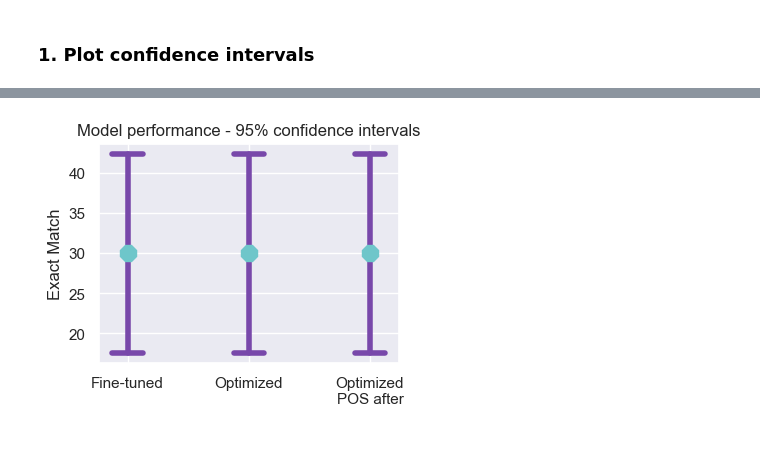
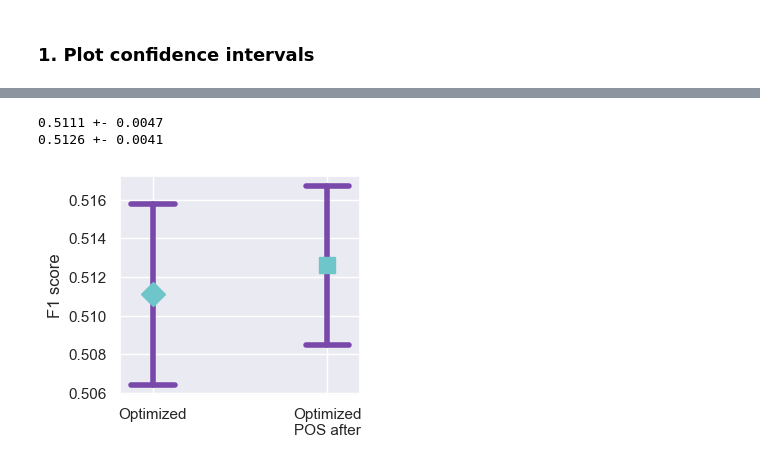
Before and after one commit to CristinaRacovita/tiny-bert-qa-enhancement, a Jupyter notebook: notebooks/data_analysis/results_analysis.ipynb, the cells around one changed output, grey strips where cells are left out. Saved outputs shown, nothing was run; the diff lists cells and outputs as text; code cells hidden in the pictures.

```diff
--- a/notebooks/data_analysis/results_analysis.ipynb
+++ b/notebooks/data_analysis/results_analysis.ipynb
@@ -13,33 +13,33 @@ matplotlib.rcParams.update({'font.size': 24})
 ### 1. Plot confidence intervals
 # %%
 def plot_confidence_interval(x, values, z=1.96, color='#7848aa', horizontal_line_width=0.25):
-    marker = ['8', 'D', 's', 'o'][0]
+    marker = ['8', 'D', 's', 'o'][x]
 
-    mean = np.array(values).mean()
-    stdev = np.array(values).std()
+    mean = np.array(values).mean() / 100
+    stdev = np.array(values).std() / 100
     confidence_interval = z * stdev / math.sqrt(len(values))
 
     left = x - horizontal_line_width / 2
     top = mean - confidence_interval
     right = x + horizontal_line_width / 2
     bottom = mean + confidence_interval
+    print(f"{round(mean, 4)} +- {round(confidence_interval, 4)}")
+
     plt.plot([x, x], [top, bottom], color=color, linewidth=4)
     plt.plot([left, right], [top, top], color=color, linewidth=4)
     plt.plot([left, right], [bottom, bottom], color=color, linewidth=4)
     plt.plot(x, mean, marker, color='#6ec6ca', markersize=12)
 # %%
-def plot_save_conf_intervals(baseline, optimized, optimized_pos_after, metric):
+def plot_save_conf_intervals(optimized, optimized_pos_after, metric):
     fig, _ = plt.subplots(1, 1)
     fig.set_size_inches(4, 3)
 
-    plot_confidence_interval(1, baseline)
-    plot_confidence_interval(2, optimized)
-    plot_confidence_interval(3, optimized_pos_after)
-    plt.xticks([1, 2, 3], ['Fine-tuned', 'Optimized', 'Optimized\nPOS after'])
-    plt.title('Model performance - 95% confidence intervals')
+    plot_confidence_interval(1, optimized)
+    plot_confidence_interval(2, optimized_pos_after)
+    plt.xticks([1, 2], ['Optimized', 'Optimized\nPOS after'])
     plt.ylabel(metric)
     plt.gcf().subplots_adjust(bottom=0.15)
-    plt.gcf().subplots_adjust(left=0.15)
+    plt.gcf().subplots_adjust(left=0.3)
 
     plt.show()
     fig.savefig(f'../../results/model_performance_{metric.lower().replace(" ", "_")}.png', dpi=300)
@@ -54,8 +46,32 @@ plot_save_conf_intervals(baseline_f1, optimized_f1, optimized_pos_after_f1, "F1
-# %%
-baseline_em = [10, 20, 30, 40, 50]
-optimized_em = [10, 20, 30, 40, 50]
-optimized_pos_after_em = [10, 20, 30, 40, 50]
-
-plot_save_conf_intervals(baseline_f1, optimized_f1, optimized_pos_after_f1, "Exact Match")
-# %% [output]
-[figure, removed]
+# %%
+optimized_f1 = [
+    50.34270351586864,
+    50.38914127761865,
+    51.51237344014156,
+    50.523700884624716,
+    50.17365653439041,
+    51.6037922891093,
+    51.690572417153255,
+    52.03534282176479,
+    50.533516465486784,
+    52.29316611221431,
+]
+
+optimized_pos_after_f1 = [
+    51.143967942042046,
+    50.3134893696982,
+    52.318787171417185,
+    51.90957153003525,
+    50.52611924176544,
+    50.548495974497044,
+    50.76817621634348,
+    51.950874542821275,
+    51.47832121278975,
+    51.65308839025629,
+]
+
+plot_save_conf_intervals(optimized_f1, optimized_pos_after_f1, "F1 score")
+# %% [output]
+0.5111 +- 0.0047
+0.5126 +- 0.0041
+[figure, added]
```
Also changed, not shown: parts of 4 cells of this notebook, 4 other files.
